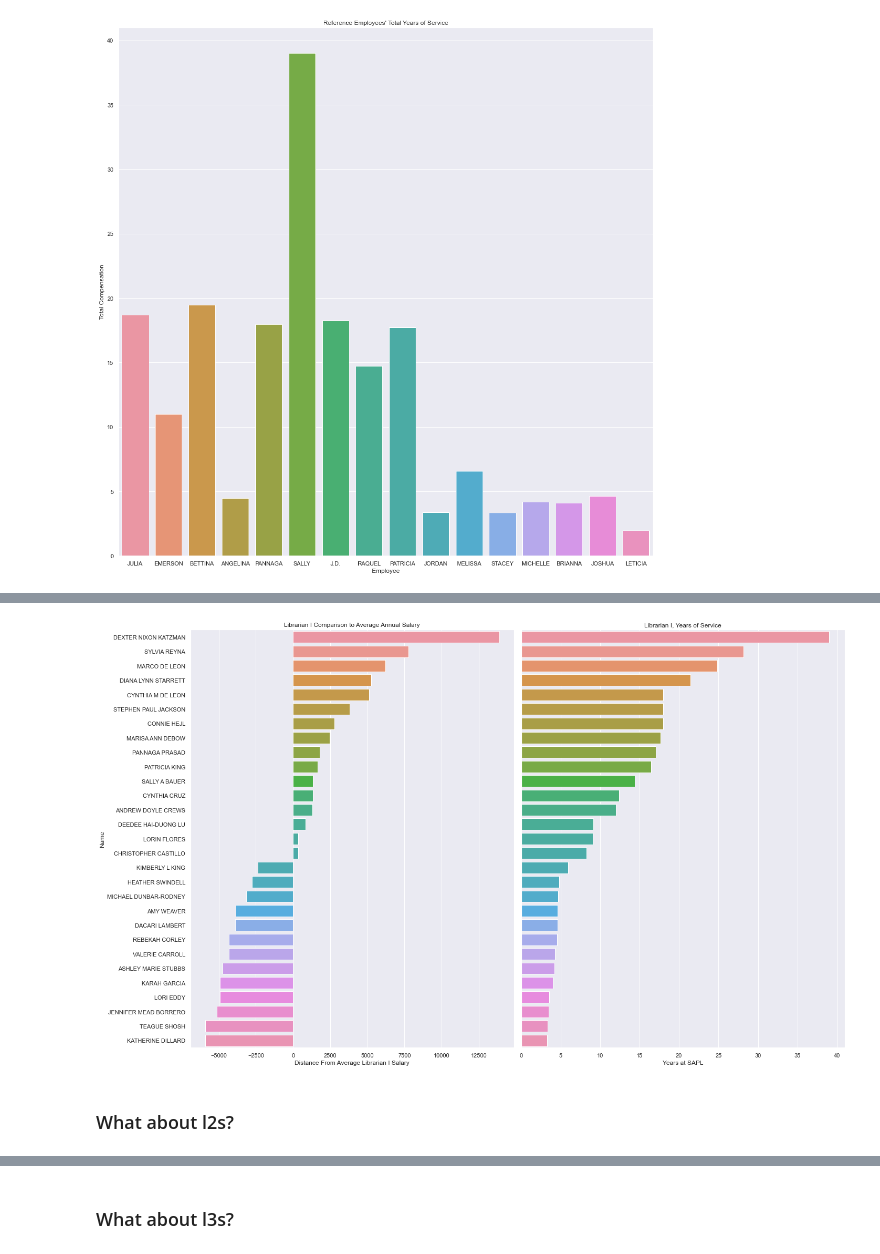
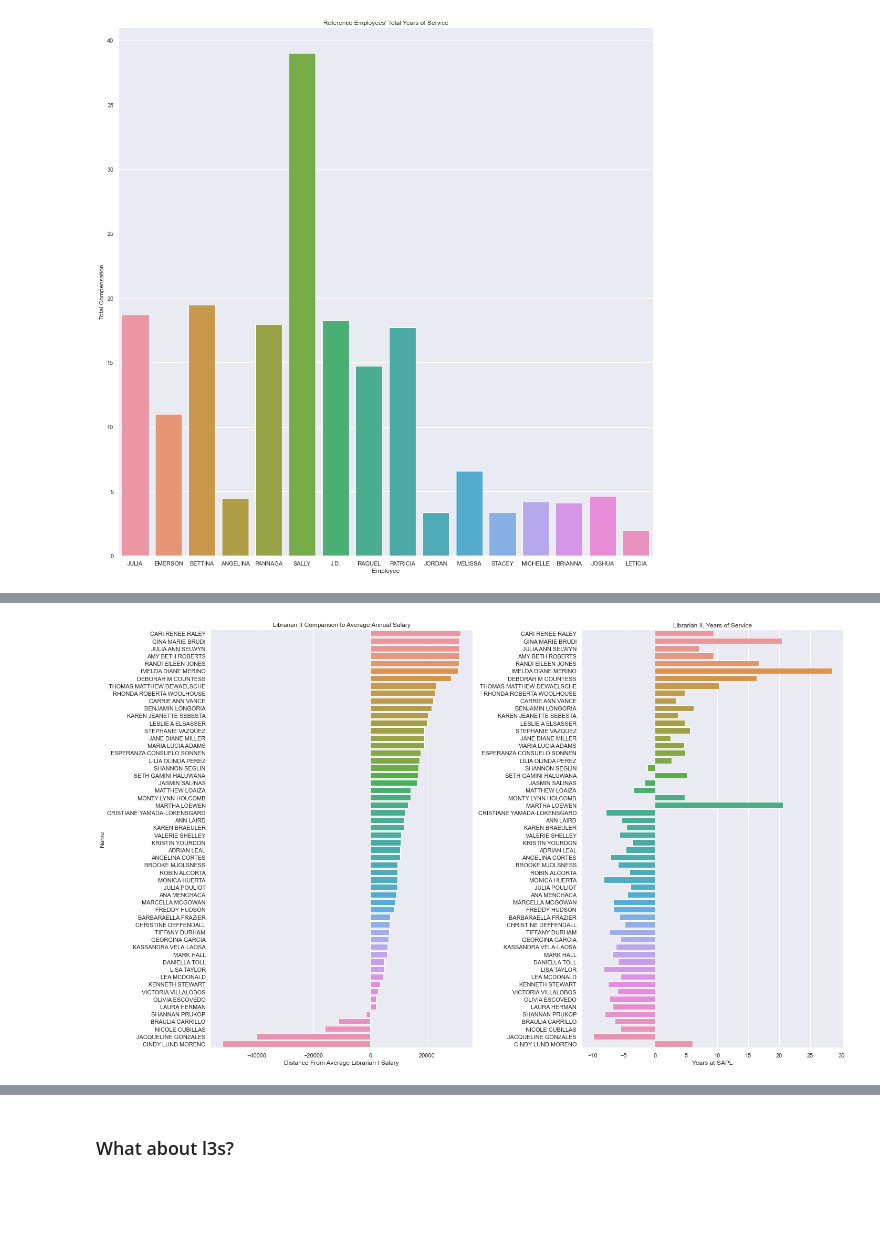
Before and after one commit to danschumac1/COSA_City_Compensation_2021, a Jupyter notebook: CityComp_Code.ipynb, the cells around one changed output, grey strips where cells are left out. Drawn from its saved outputs; the diff is of its cells as text; code cells hidden in the pictures; blank space fills up the shorter version.

```diff
--- a/CityComp_Code.ipynb
+++ b/CityComp_Code.ipynb
@@ -960,3 +929,6 @@ top_20_library
 #let's make a splice of the database that is just library workers.
 
 library_comp = comp[comp['business_area'] == 'LIBRARY']
+library_comp['first_last'] = library_comp['first_name'] + ' ' + library_comp['last_name']
+library_comp['dif_mean_years'] = library_comp['years_service']-library_comp['years_service'].mean() #distance from mean years
+library_comp['dif_mean_comp'] = library_comp['total_compensation']-library_comp['total_compensation'].mean() #distance from mean compensation
@@ -1082,55 +1227,65 @@ Name: dif_from_mean, dtype: float64
+# %%
+#reset dif_mean_comp just with l1 data
+
+l2s['dif_mean_comp'] = l2s['total_compensation']-l2s['total_compensation'].mean()
+
+#same for dif_mean_years
+
+l2s['dif_from_years'] = l2s['years_service']-l2s['years_service'].mean()
+# %%
+l2s.reset_index(inplace=True)
 # %%
-#let's plot the l1s avg
+#let's plot the l2s avg
 
 #set up figure
 plt.figure(figsize=(20,12))
 
-#-----------------------------------set up left chart -------------------------------------------------------------------
+#-----------------------------------set up left, compensation chart -------------------------------------------------------------------
 ax1 = plt.subplot(1,2,1)
 
 
 #plot
 
-sns.barplot(data=l1s,
-            y=l1s.index,
-            x=l1s['dif_from_mean'].sort_values(ascending=False).values,
+sns.barplot(data=l2s,
+            y=l2s['full_name'],
+            x=l2s['dif_mean_comp'],
+          #  hue='gender'
            )
 
 #set up labels and title
-plt.xlabel('Distance From Average Librarian I Salary')
+plt.xlabel('Distance From Average Librarian II Salary')
 plt.ylabel('Name')
-plt.title('Librarian I Comparison to Average Annual Salary')
+plt.title('Librarian II Comparison to Average Annual Salary')
 
 
-#-----------------------------------set up Right chart -------------------------------------------------------------------
+#-----------------------------------set up Right, years service chart -------------------------------------------------------------------
 ax2 = plt.subplot(1,2,2)
 
 #plot
-sns.barplot(data=l1s,
-            y=l1s.index,
-            x=l1s['years_service'].sort_values(ascending=False).values,
+sns.barplot(data=l2s,
+            y=l2s['full_name'],
+            x=l2s['dif_from_years'],
+        #    hue='gender'
           )
 
 #set up labels and title
 plt.xlabel('Years at SAPL')
 
 #remove names from Right table bc they match up
-plt.yticks([])
+#plt.yticks([])
 
 #remove y label
 plt.ylabel('')
-plt.title('Librarian I, Years of Service')
+plt.title('Librarian II, Comparison to Average Years of Service')
 
 
 #make look nice
 plt.tight_layout()
 plt.subplots_adjust(hspace = 0.5)
 
 #show
 plt.show()
 if record:
-    plt.savefig('9.3_l1YearsVsSal.png')
+    plt.savefig('9.3_l2YearsVsSal.png')
 # %% [output]
-[figure, old version]
+[figure, new version]
-# %% [markdown]
-### What about l2s?
```
Also changed, not shown: parts of 58 cells of this notebook, 28 other files.
